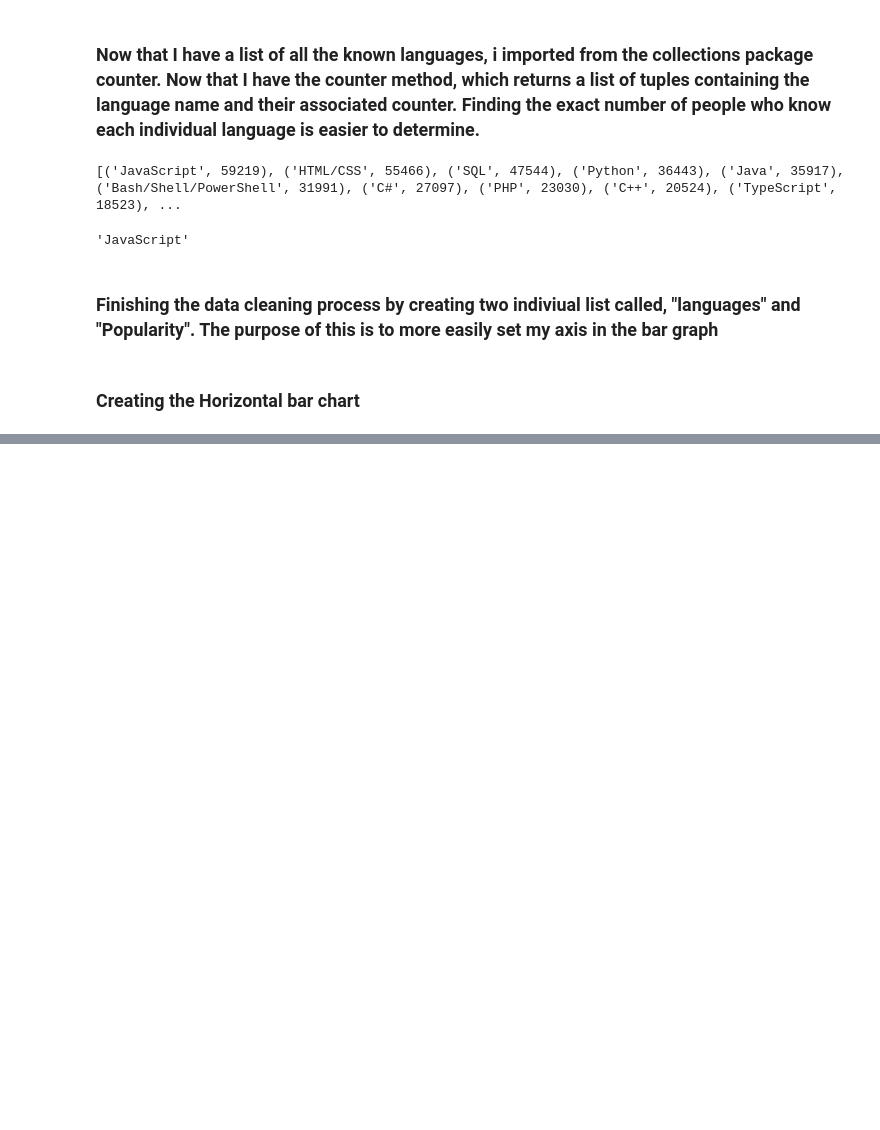
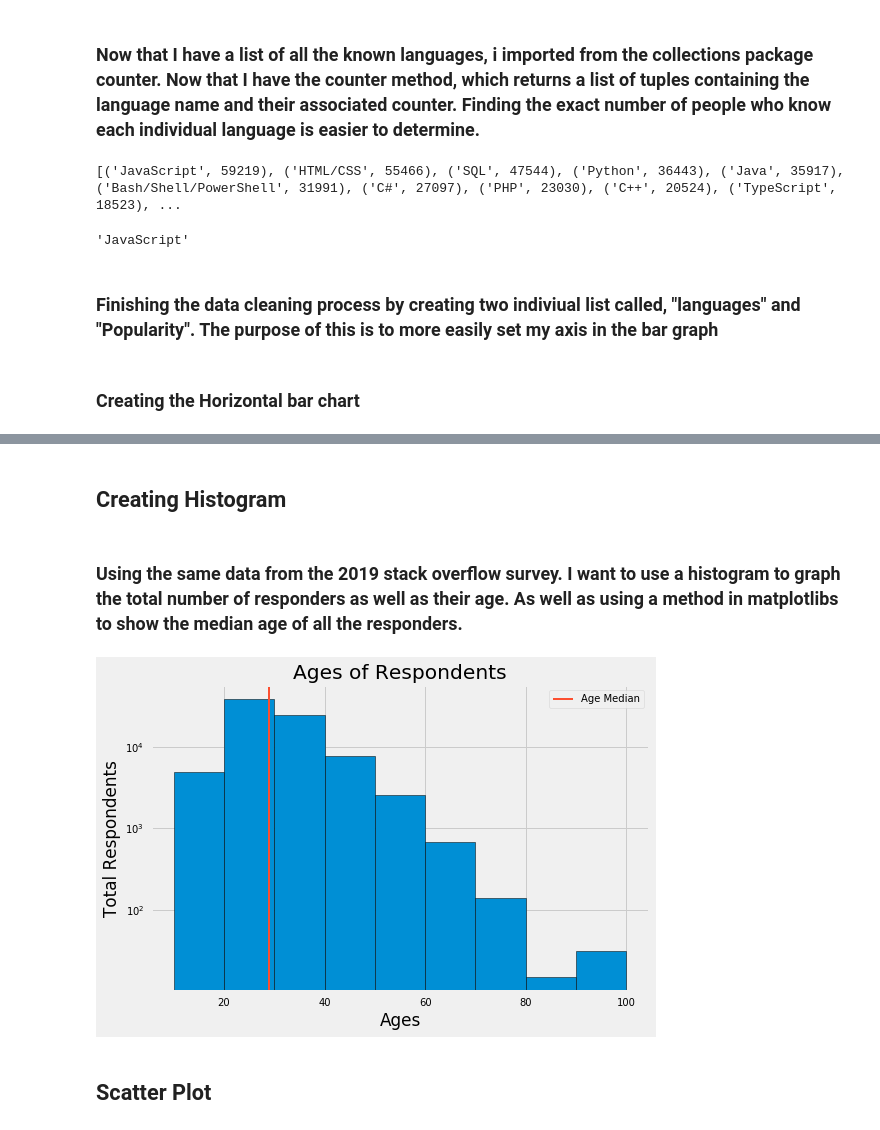
Before and after one commit to AndyHenry93/DataEngineer_Real_World_Visualization-, a Jupyter notebook: Additional_Visualizations .ipynb, the cells around one changed output, grey strips where cells are left out. Cells and saved outputs as stored; diff of their text form; code cells hidden in the pictures; blank space fills up the shorter version.

```diff
--- a/Additional_Visualizations .ipynb
+++ b/Additional_Visualizations .ipynb
@@ -168,0 +167,39 @@ plt.show()
+# %% [markdown]
+## Creating Histogram
+# %% [markdown]
+### Using the same data from the 2019 stack overflow survey. I want to use a histogram to graph the total number of responders as well as their age. As well as using a method in matplotlibs to show the median age of all the responders.
+# %%
+# Testing purposes to see available styles which can be used
+# print(plt.style.available)
+
+plt.style.use('fivethirtyeight')
+
+data = pd.read_csv('../Project/Datasets/StackOF_RespAges.csv')
+ids = data['Responder_id']
+ages = data['Age']
+
+bins = [10, 20, 30, 40, 50, 60, 70, 80, 90, 100]
+
+plt.hist(ages, bins=bins, edgecolor='black', log=True)
+
+median_age = 29
+color = '#fc4f30'
+
+plt.axvline(median_age, color=color, label='Age Median', linewidth=2)
+
+plt.legend()
+
+plt.title('Ages of Respondents')
+plt.xlabel('Ages')
+plt.ylabel('Total Respondents')
+
+plt.tight_layout()
+
+# saving the figure
+# plt.savefig('Num_of_respon_by_age_Histogram.png',bbox_inches='tight',dpi=100)
+
+plt.show()
+# %% [output]
+[figure, added]
+# %% [markdown]
+## Scatter Plot
```
Also changed, not shown: parts of 9 cells of this notebook, 19 other files.
